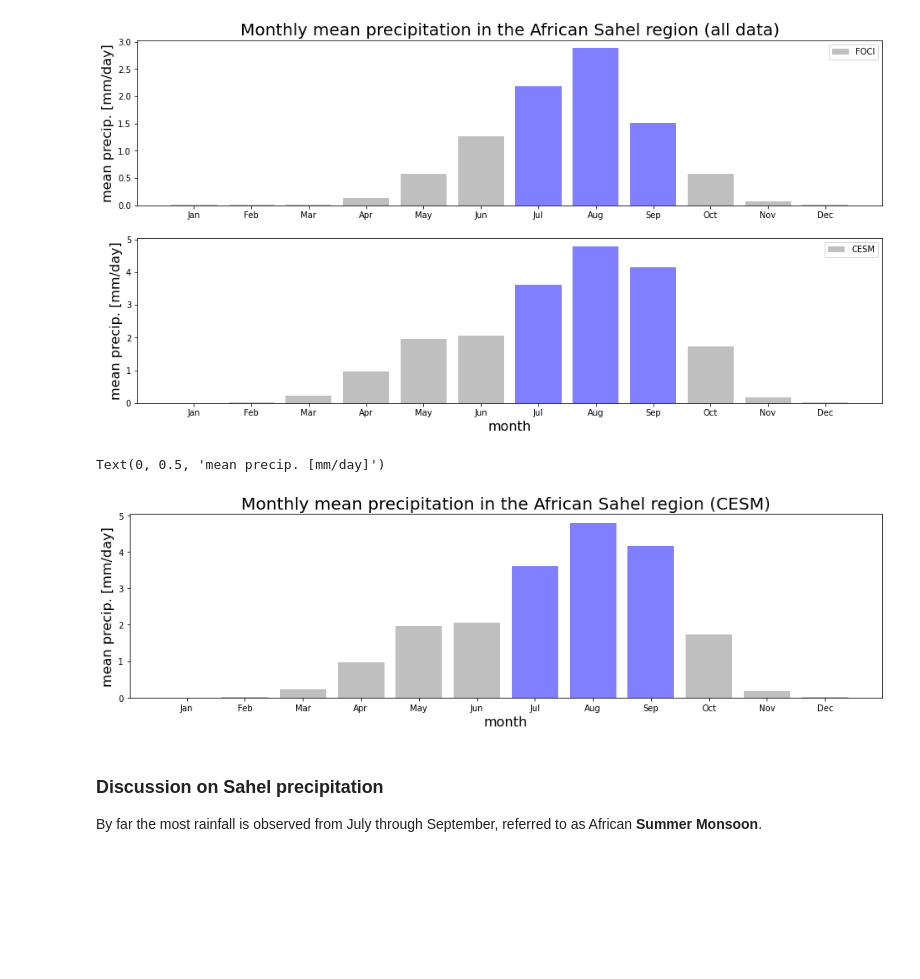
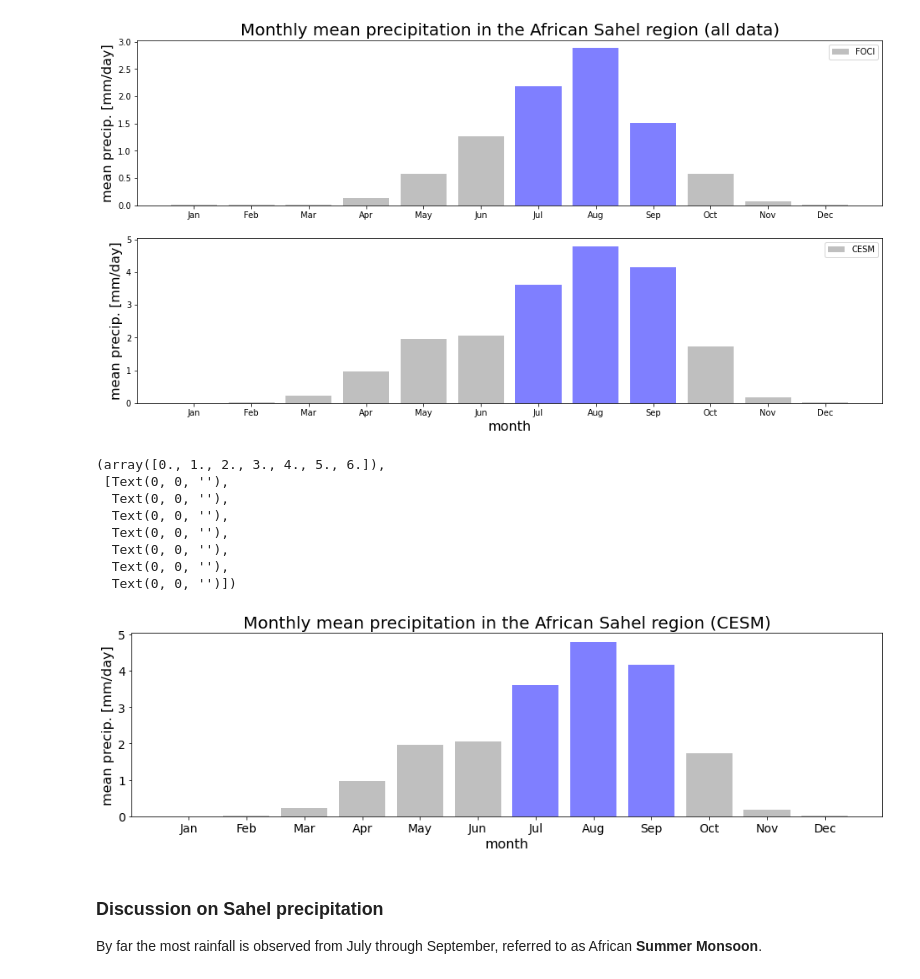
Before and after one commit to MarcoLandtHayen/predict_sahel_rainfall, a Jupyter notebook: notebooks/0c_precipitation_statistics.ipynb, the cells around one changed output. Saved outputs shown, nothing was run; the diff lists cells and outputs as text; code cells hidden in the pictures; blank space fills up the shorter version.

```diff
--- a/notebooks/0c_precipitation_statistics.ipynb
+++ b/notebooks/0c_precipitation_statistics.ipynb
@@ -122,27 +122,36 @@ Text(0, 0.5, 'mean precip. [mm/day]')
 # %%
 # Only CESM data:
 
 # Plot monthly mean precipitation in the African Sahel zone as bar plot.
 # Add +/- one std. dev. as lines.
 fig, ax = plt.subplots(1,1,figsize=[16,4])
 
 ax.set_title('Monthly mean precipitation in the African Sahel region (CESM)', fontsize=20)
 ax.set_ylabel('mean precip. [mm/day]', fontsize=16)
 
 # CESM
 ax.bar(
     x=months,
     height=prec_CESM_mean.values,
     color=color_array,
     label="CESM",
     alpha=0.5
 )
 #ax.legend()
 ax.set_xlabel('month', fontsize=16)
 ax.set_ylabel('mean precip. [mm/day]', fontsize=16)
+plt.xticks(fontsize=14, rotation=0)
+plt.yticks(fontsize=14, rotation=0)
 # %% [output]
-Text(0, 0.5, 'mean precip. [mm/day]')
+(array([0., 1., 2., 3., 4., 5., 6.]),
+ [Text(0, 0, ''),
+  Text(0, 0, ''),
+  Text(0, 0, ''),
+  Text(0, 0, ''),
+  Text(0, 0, ''),
+  Text(0, 0, ''),
+  Text(0, 0, '')])
-[figure, old version]
+[figure, new version]
 # %% [markdown]
 ### Discussion on Sahel precipitation
 
```
Also changed, not shown: 2 other files.
